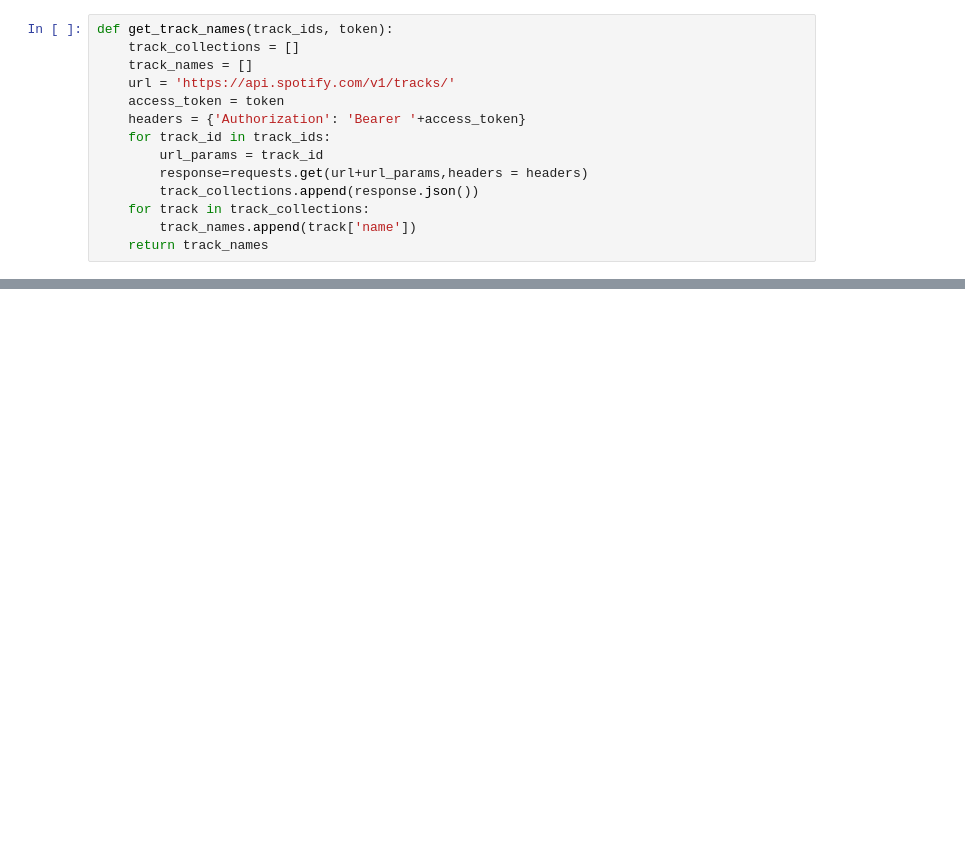
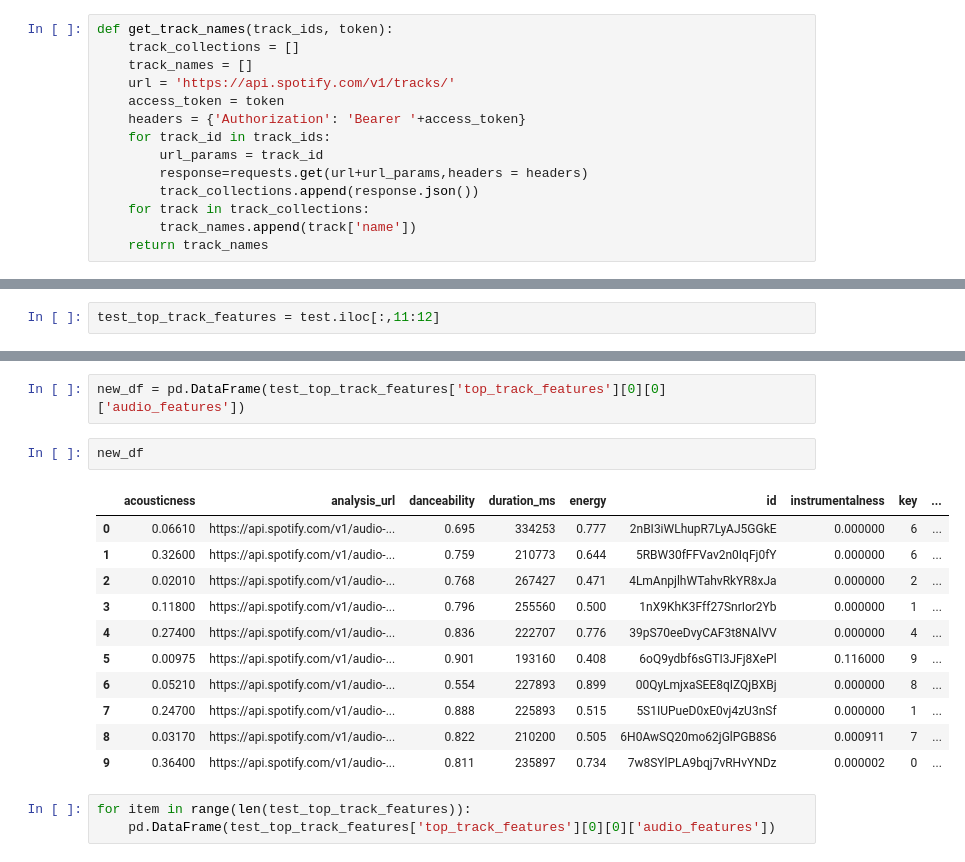
Before and after one commit to danjizquierdo/Billboard-Top-100-EDA, a Jupyter notebook: Track_Features_plus_Name.ipynb, the cells around one changed output, grey strips where cells are left out. Drawn from its saved outputs; the diff is of its cells as text; blank space fills up the shorter version.

```diff
--- a/Track_Features_plus_Name.ipynb
+++ b/Track_Features_plus_Name.ipynb
@@ -29,0 +464,2 @@ def get_features_plus_names():
+# %%
+test_top_track_features = test.iloc[:,11:12]
@@ -29,0 +496,19 @@ def get_features_plus_names():
+# %%
+new_df = pd.DataFrame(test_top_track_features['top_track_features'][0][0]['audio_features'])
+# %%
+new_df
+# %% [output]
+|  | acousticness | analysis_url | danceability | duration_ms | energy | id | instrumentalness | key | ... |
+| 0 | 0.06610 | https://api.spotify.com/v1/audio-... | 0.695 | 334253 | 0.777 | 2nBI3iWLhupR7LyAJ5GGkE | 0.000000 | 6 | ... |
+| 1 | 0.32600 | https://api.spotify.com/v1/audio-... | 0.759 | 210773 | 0.644 | 5RBW30fFFVav2n0IqFj0fY | 0.000000 | 6 | ... |
+| 2 | 0.02010 | https://api.spotify.com/v1/audio-... | 0.768 | 267427 | 0.471 | 4LmAnpjlhWTahvRkYR8xJa | 0.000000 | 2 | ... |
+| 3 | 0.11800 | https://api.spotify.com/v1/audio-... | 0.796 | 255560 | 0.500 | 1nX9KhK3Fff27SnrIor2Yb | 0.000000 | 1 | ... |
+| 4 | 0.27400 | https://api.spotify.com/v1/audio-... | 0.836 | 222707 | 0.776 | 39pS70eeDvyCAF3t8NAlVV | 0.000000 | 4 | ... |
+| 5 | 0.00975 | https://api.spotify.com/v1/audio-... | 0.901 | 193160 | 0.408 | 6oQ9ydbf6sGTI3JFj8XePl | 0.116000 | 9 | ... |
+| 6 | 0.05210 | https://api.spotify.com/v1/audio-... | 0.554 | 227893 | 0.899 | 00QyLmjxaSEE8qIZQjBXBj | 0.000000 | 8 | ... |
+| 7 | 0.24700 | https://api.spotify.com/v1/audio-... | 0.888 | 225893 | 0.515 | 5S1IUPueD0xE0vj4zU3nSf | 0.000000 | 1 | ... |
+| 8 | 0.03170 | https://api.spotify.com/v1/audio-... | 0.822 | 210200 | 0.505 | 6H0AwSQ20mo62jGlPGB8S6 | 0.000911 | 7 | ... |
+| 9 | 0.36400 | https://api.spotify.com/v1/audio-... | 0.811 | 235897 | 0.734 | 7w8SYlPLA9bqj7vRHvYNDz | 0.000002 | 0 | ... |
+# %%
+for item in range(len(test_top_track_features)):
+    pd.DataFrame(test_top_track_features['top_track_features'][0][0]['audio_features'])
```
Also changed, not shown: parts of 74 cells of this notebook, 5 other files.
